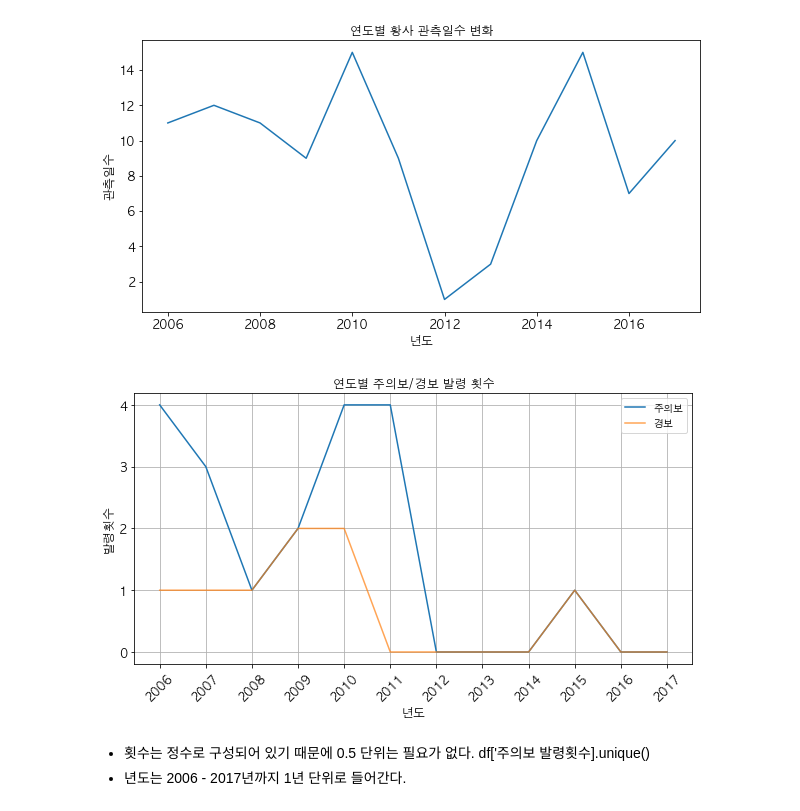
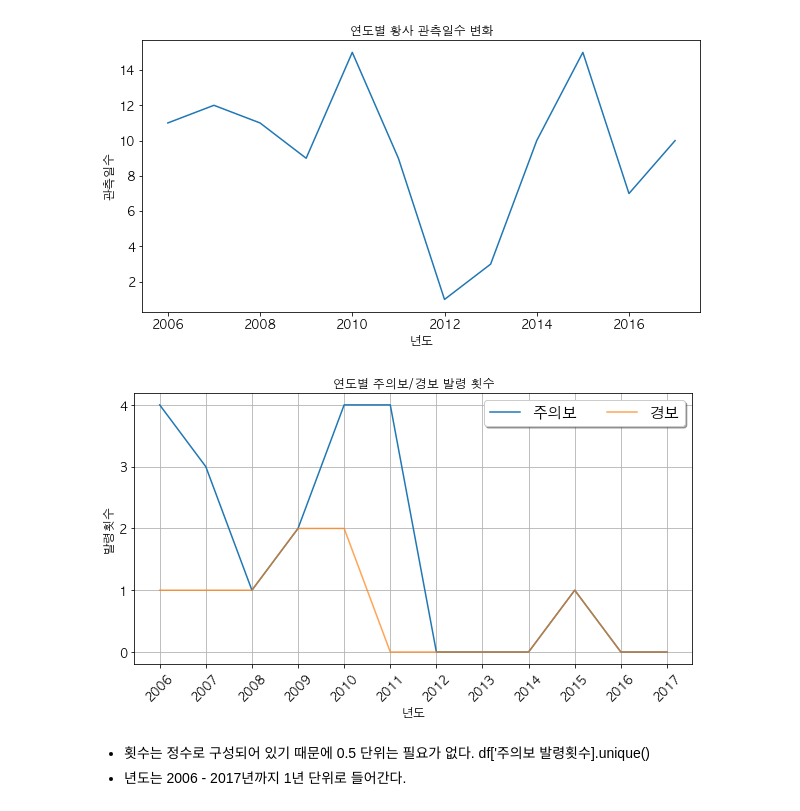
Before and after one commit to kkogggokk/Python, a Jupyter notebook: 05_Matplotlib/01.lecture/02_각종 그래프 그리기1.ipynb, the cells around one changed output. Saved outputs shown, nothing was run; the diff lists cells and outputs as text; code cells hidden in the pictures.

```diff
--- a/05_Matplotlib/01.lecture/02_각종 그래프 그리기1.ipynb
+++ b/05_Matplotlib/01.lecture/02_각종 그래프 그리기1.ipynb
@@ -74,23 +74,23 @@ plt.show()
 # %%
 # 년도에 따른 주의보와 경보 발령횟수의 변화 흐름을 한 plt에 그리기
 plt.figure(figsize = (10,5))
 
 plt.plot(df['년도'],df['주의보 발령횟수'], label = '주의보') # 선이 겹쳐서 보이지 않는 부분들이 있다.
 plt.plot(df['년도'],df['경보 발령횟수'], label = '경보', alpha = 0.7) # 투명도를 지정해서 두선이 겹치치 않게 지정한다. 0(투명) - 1(불투명)
 
 plt.title('연도별 주의보/경보 발령 횟수')
 plt.xlabel('년도')
 plt.ylabel('발령횟수')
 
 #tickss 설정
 plt.xticks(df['년도'], rotation = 45) # 1년단위로 , 45도 비스듬히 써라
 plt.yticks(range(0,5)) #  [0, 1, 2, 3, 4]
 
 plt.grid()
-plt.legend()
+plt.legend(fontsize = 15, fancybox = True, shadow = True, ncol = 2) # ncol : 2열로 출력하기
 plt.show()
 # %% [output]
-[figure, old version]
+[figure, new version]
 # %% [markdown]
 - 횟수는 정수로 구성되어 있기 때문에 0.5 단위는 필요가 없다. df['주의보 발령횟수].unique()
 - 년도는 2006 - 2017년까지 1년 단위로 들어간다.
```
Also changed, not shown: parts of 38 cells of this notebook.
